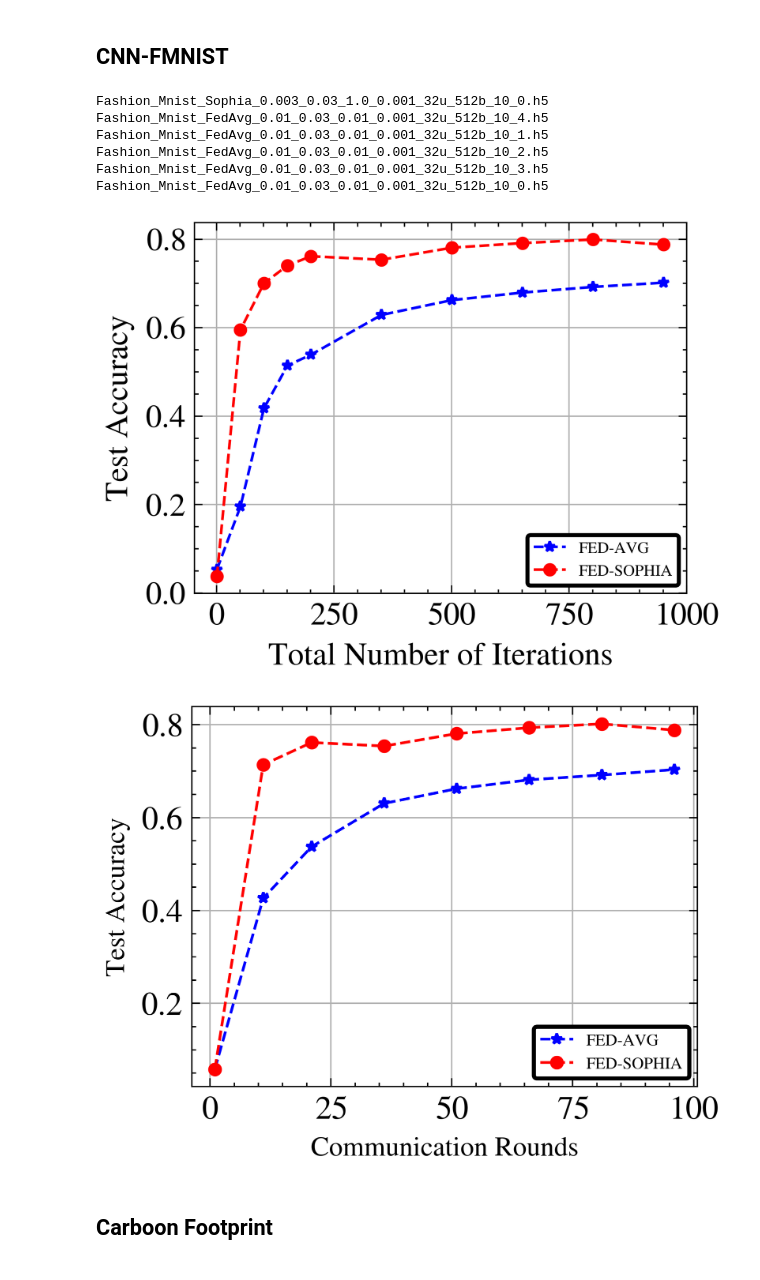
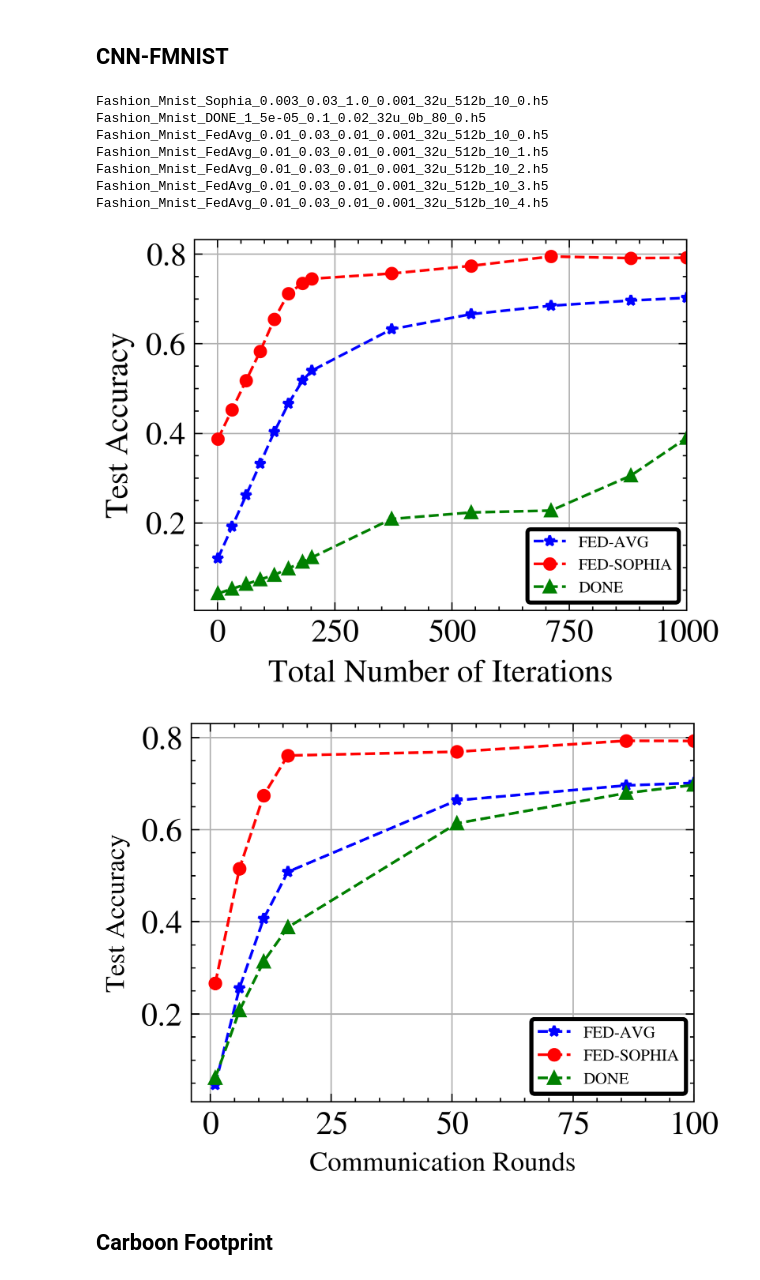
Before and after one commit to Ahmed-Khaled-Saleh/Fed-Sophia-pytorch, a Jupyter notebook: y_Results_clean.ipynb, the cells around one changed output. Drawn from its saved outputs; the diff is of its cells as text; code cells hidden in the pictures.

```diff
--- a/y_Results_clean.ipynb
+++ b/y_Results_clean.ipynb
@@ -554,32 +554,33 @@ plt.show()
 ## CNN-FMNIST
 # %%
 CNN_FMNIST_Sophia = get_results('cnn', 'fmnist-sophia')
-# CNN_FMNIST_DONE = get_results('cnn', 'fmnist-done')
+CNN_FMNIST_DONE = get_results('cnn', 'fmnist-done')
 CNN_FMNIST_FedAvg = get_results('cnn', 'fmnist-fedavg')
 
 cnn_fmnist_sophia_loss = CNN_FMNIST_Sophia[-1]
 cnn_fmnist_sophia_acc = CNN_FMNIST_Sophia[-2]
 
-# cnn_fmnist_done_loss = CNN_FMNIST_DONE[-1]
-# cnn_fmnist_done_acc = CNN_FMNIST_DONE[-2]
+cnn_fmnist_done_loss = CNN_FMNIST_DONE[-1]
+cnn_fmnist_done_acc = CNN_FMNIST_DONE[-2]
 
 cnn_fmnist_fedavg_loss = CNN_FMNIST_FedAvg[-1]
 cnn_fmnist_fedavg_acc = CNN_FMNIST_FedAvg[-2]
 # %% [output]
 Fashion_Mnist_Sophia_0.003_0.03_1.0_0.001_32u_512b_10_0.h5
-Fashion_Mnist_FedAvg_0.01_0.03_0.01_0.001_32u_512b_10_4.h5
+Fashion_Mnist_DONE_1_5e-05_0.1_0.02_32u_0b_80_0.h5
+Fashion_Mnist_FedAvg_0.01_0.03_0.01_0.001_32u_512b_10_0.h5
 Fashion_Mnist_FedAvg_0.01_0.03_0.01_0.001_32u_512b_10_1.h5
 Fashion_Mnist_FedAvg_0.01_0.03_0.01_0.001_32u_512b_10_2.h5
 Fashion_Mnist_FedAvg_0.01_0.03_0.01_0.001_32u_512b_10_3.h5
-Fashion_Mnist_FedAvg_0.01_0.03_0.01_0.001_32u_512b_10_0.h5
+Fashion_Mnist_FedAvg_0.01_0.03_0.01_0.001_32u_512b_10_4.h5
 # %%
 cnm_fmnist_sophia_loss_mu, cnn_fmnist_sophia_loss_std = get_mu_std(cnn_fmnist_sophia_loss)
-# cnn_fmnist_done_loss_mu, cnn_fmnist_done_loss_std = get_mu_std(cnn_fmnist_done_loss)
+cnn_fmnist_done_loss_mu, cnn_fmnist_done_loss_std = get_mu_std(cnn_fmnist_done_loss)
 cnn_fmnist_fedavg_loss_mu, cnn_fmnist_fedavg_loss_std = get_mu_std(cnn_fmnist_fedavg_loss)
 
 # mu/std for acc
 cnn_fmnist_sophia_acc_mu, cnn_fmnist_sophia_acc_std = get_mu_std(cnn_fmnist_sophia_acc)
-# cnn_fmnist_done_acc_mu, cnn_fmnist_done_acc_std = get_mu_std(cnn_fmnist_done_acc)
+cnn_fmnist_done_acc_mu, cnn_fmnist_done_acc_std = get_mu_std(cnn_fmnist_done_acc)
 cnn_fmnist_fedavg_acc_mu, cnn_fmnist_fedavg_acc_std = get_mu_std(cnn_fmnist_fedavg_acc)
 # %%
 cnn_fmnist_fedavg_acc_mu_ext, cnn_fmnist_sophia_acc_mu_ext, cnn_fmnist_done_acc_mu_ext = [], [], []
@@ -587,6 +588,10 @@ for i in range(100):
     for j in range(10):
         cnn_fmnist_fedavg_acc_mu_ext.append(cnn_fmnist_fedavg_acc_mu[i])
         cnn_fmnist_sophia_acc_mu_ext.append(cnn_fmnist_sophia_acc_mu[i])
+# %%
+for i in range(100):
+    for j in range(80):
+        cnn_fmnist_done_acc_mu_ext.append(cnn_fmnist_done_acc_mu[i])
 # %%
 # plot the total number of iteration (number of local epochs * number of communication rounds) vs the accuracy
 
@@ -596,12 +601,13 @@ line_styles = ['--', '--', '--']
 colors = ['blue', 'red','green']
 labels = ['FED-AVG', 'FED-SOPHIA', 'DONE']
 iterations = np.arange(1, 100*10+1)  # Assuming 100 iterations
+avgs = [cnn_fmnist_fedavg_acc_mu_ext, cnn_fmnist_sophia_acc_mu_ext, cnn_fmnist_done_acc_mu_ext[:1000]]
 
-avgs = [cnn_fmnist_fedavg_acc_mu_ext, cnn_fmnist_sophia_acc_mu_ext]#, cnn_fmnist_done_acc_mu_ext[:1000]]
-avgs = [savgol_filter(avgs[i], 51, 3) for i in range(2)] # window size 51, polynomial order 3
-for i in range(2):
-    x_data = np.concatenate([iterations[:20 * 10:50], iterations[20 * 10::150]])
-    y_data = np.concatenate([avgs[i][:20*10:50], avgs[i][20*10::150]])
+avgs = [savgol_filter(avgs[i], 230, 1) for i in range(3)] # window size 51, polynomial order 3
+
+for i in range(3):
+    x_data = np.concatenate([iterations[:20 * 10:30], iterations[20 * 10::170], iterations[-1:]])
+    y_data = np.concatenate([avgs[i][:20*10:30], avgs[i][20*10::170], avgs[i][-1:]])
 
     ax.plot(x_data, y_data, marker=markers[i], linestyle=line_styles[i], color=colors[i], label=labels[i], markersize=4)
 
@@ -609,7 +615,7 @@ for i in range(2):
 # Control the size of the box using borderaxespad and borderpad
 legend = plt.legend(loc='lower right', \
                     bbox_to_anchor=(0.5, 0., 0.5, 0.5),\
-                frameon=True)
+                    frameon=True)
 
 
 # Adjust the padding using borderaxespad
@@ -637,7 +643,7 @@ plt.savefig('test_acc_cnn_fmnist_total.pdf')
 # Display the plot
 plt.show()
 # %% [output]
-[figure, old version]
+[figure, new version]
 # %%
 # plot accuracy
 fig, ax = plt.subplots()
@@ -647,40 +653,42 @@ colors = ['blue', 'red','green']
 labels = ['FED-AVG', 'FED-SOPHIA', 'DONE']
 iterations = np.arange(1, 101)  # Assuming 100 iterations
 
-avgs = [cnn_fmnist_fedavg_acc_mu, cnn_fmnist_sophia_acc_mu]#, cnn_fmnist_done_acc_mu]
+avgs = [cnn_fmnist_fedavg_acc_mu, cnn_fmnist_sophia_acc_mu, cnn_fmnist_done_acc_mu]
+avgs = [savgol_filter(avgs[i], 52, 3) for i in range(len(avgs))] # window size 51, polynomial order 3
 
-for i in range(2):
-    x_data = np.concatenate([iterations[:20:10], iterations[20::15]])
-    y_data = np.concatenate([avgs[i][:20:10], avgs[i][20::15]])
+for i in range(3):
+    x_data = np.concatenate([iterations[:15:5], iterations[15::35], iterations[-1:]])
+    y_data = np.concatenate([avgs[i][:15:5], avgs[i][15::35], avgs[i][-1:]])
 
     ax.plot(x_data, y_data, marker=markers[i], linestyle=line_styles[i], color=colors[i], label=labels[i], markersize=4)
 
 
 
 # Customize your plot (e.g., labels, titles, etc.)
 ax.set_xlabel('Communication Rounds', fontsize=10)
 ax.set_ylabel('Test Accuracy',  fontsize=10)
 #set size for legend
 legend = plt.legend(loc='lower right', \
                     bbox_to_anchor=(0.5, 0., 0.5, 0.5),\
                 frameon=True)
 # ax.legend(prop={'size': 12})
+plt.xlim(right= 100)  # Adjust these values to zoom in as desired
 
 # Adjust the padding using borderaxespad
 legend.get_frame().set_edgecolor('black')
 legend.get_frame().set_linewidth(1.5)
 legend.get_frame().set_facecolor('white')
 legend.get_frame().set_alpha(1)
 # ax.legend(prop={'size': 12})
 #set size for axis names
 plt.tick_params(labelsize=12)
 ax.grid(True)
 # save plot
 plt.savefig('test_acc_cnn_fmnist.pdf')
 # Display the plot
 plt.show()
 # %% [output]
-[figure, old version]
+[figure, new version]
 # %% [markdown]
 ## Carboon Footprint
 # %%
```
Also changed, not shown: parts of 5 cells of this notebook, 5 other files.
